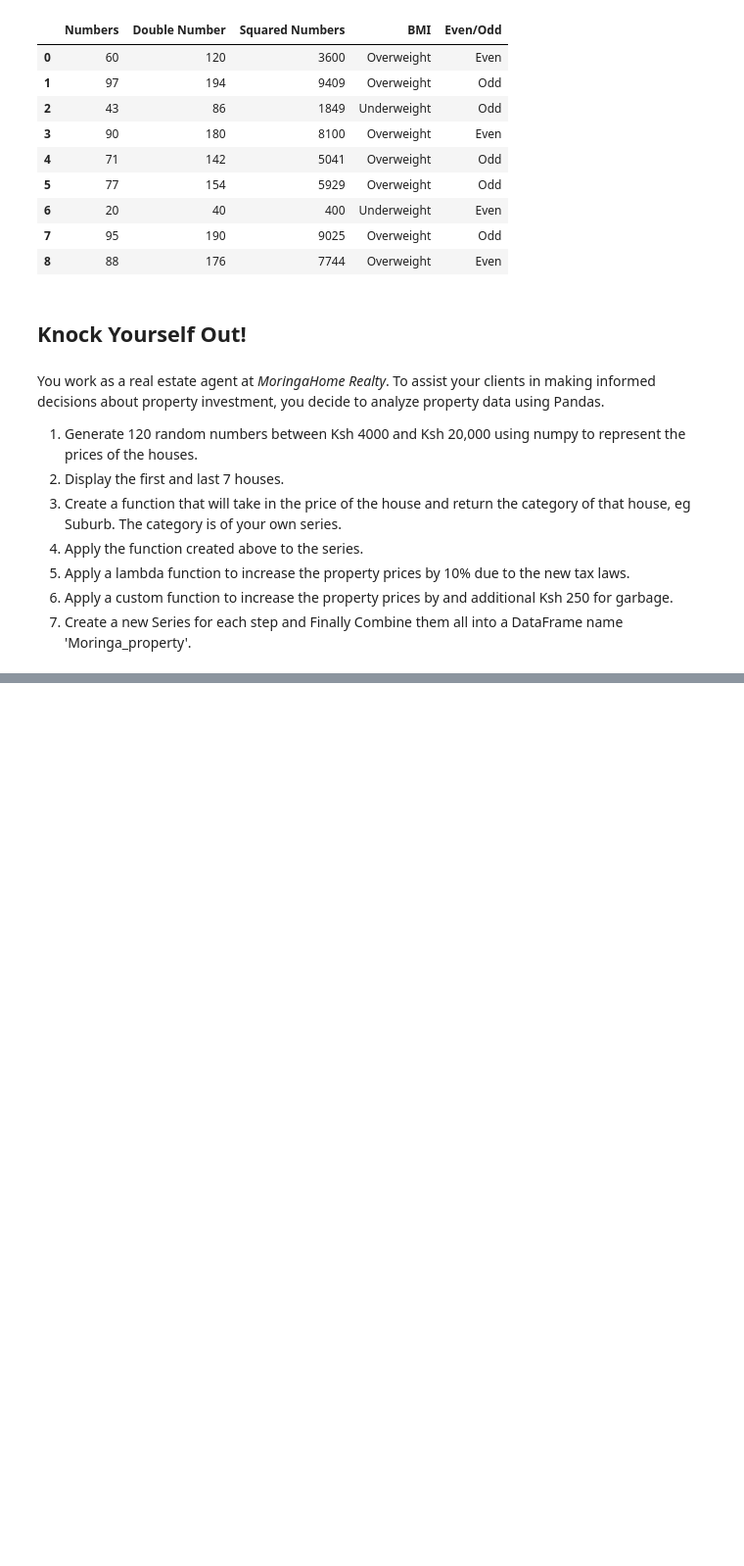
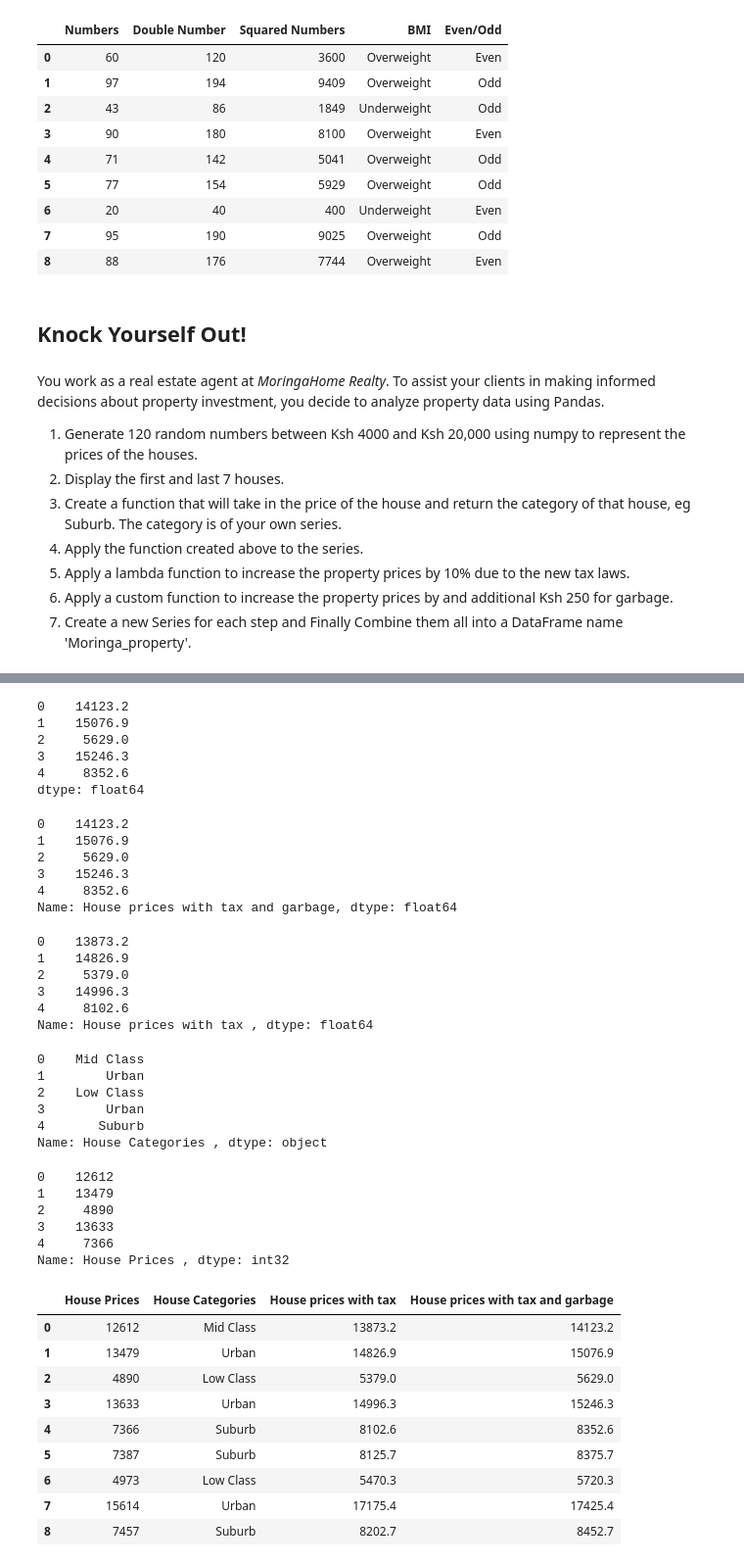
Before and after one commit to Johnbtian/Introduction, a Jupyter notebook: Python Libraries/intro_to_pandas_series_and_dataframes_labda.ipynb, the cells around one changed output, grey strips where cells are left out. Shown at 98% size. Drawn from its saved outputs; the diff is of its cells as text; code cells hidden in the pictures; blank space fills up the shorter version.

```diff
--- a/Python Libraries/intro_to_pandas_series_and_dataframes_labda.ipynb
+++ b/Python Libraries/intro_to_pandas_series_and_dataframes_labda.ipynb
@@ -540,0 +637,73 @@ You work as a real estate agent at *MoringaHome Realty*. To assist your clients
+# %%
+# calling the above function
+new_hse_price_garbage = new_hse_price()
+new_hse_price_garbage.head()
+# %% [output]
+0    14123.2
+1    15076.9
+2     5629.0
+3    15246.3
+4     8352.6
+dtype: float64
+# %%
+# renaiming my series
+new_hse_price_garbage.rename("House prices with tax and garbage", inplace=True)
+new_hse_price_garbage.head()
+# %% [output]
+0    14123.2
+1    15076.9
+2     5629.0
+3    15246.3
+4     8352.6
+Name: House prices with tax and garbage, dtype: float64
+# %%
+new_house_prices.rename("House prices with tax ", inplace=True)
+new_house_prices.head()
+# %% [output]
+0    13873.2
+1    14826.9
+2     5379.0
+3    14996.3
+4     8102.6
+Name: House prices with tax , dtype: float64
+# %%
+price_per_category.rename("House Categories ", inplace=True)
+price_per_category.head()
+# %% [output]
+0    Mid Class
+1        Urban
+2    Low Class
+3        Urban
+4       Suburb
+Name: House Categories , dtype: object
+# %%
+house_prices_series.rename("House Prices ", inplace=True)
+house_prices_series.head()
+# %% [output]
+0    12612
+1    13479
+2     4890
+3    13633
+4     7366
+Name: House Prices , dtype: int32
+# %%
+# Creating a DataFrame
+Moringa_property = pd.DataFrame({
+    house_prices_series.name: house_prices_series,
+    price_per_category.name: price_per_category,
+    new_house_prices.name: new_house_prices,
+    new_hse_price_garbage.name: new_hse_price_garbage
+
+})
+Moringa_property.head(9)
+# %% [output]
+|  | House Prices | House Categories | House prices with tax | House prices with tax and garbage |
+| 0 | 12612 | Mid Class | 13873.2 | 14123.2 |
+| 1 | 13479 | Urban | 14826.9 | 15076.9 |
+| 2 | 4890 | Low Class | 5379.0 | 5629.0 |
+| 3 | 13633 | Urban | 14996.3 | 15246.3 |
+| 4 | 7366 | Suburb | 8102.6 | 8352.6 |
+| 5 | 7387 | Suburb | 8125.7 | 8375.7 |
+| 6 | 4973 | Low Class | 5470.3 | 5720.3 |
+| 7 | 15614 | Urban | 17175.4 | 17425.4 |
+| 8 | 7457 | Suburb | 8202.7 | 8452.7 |
```
Also changed, not shown: parts of 8 cells of this notebook, 1 other file.
